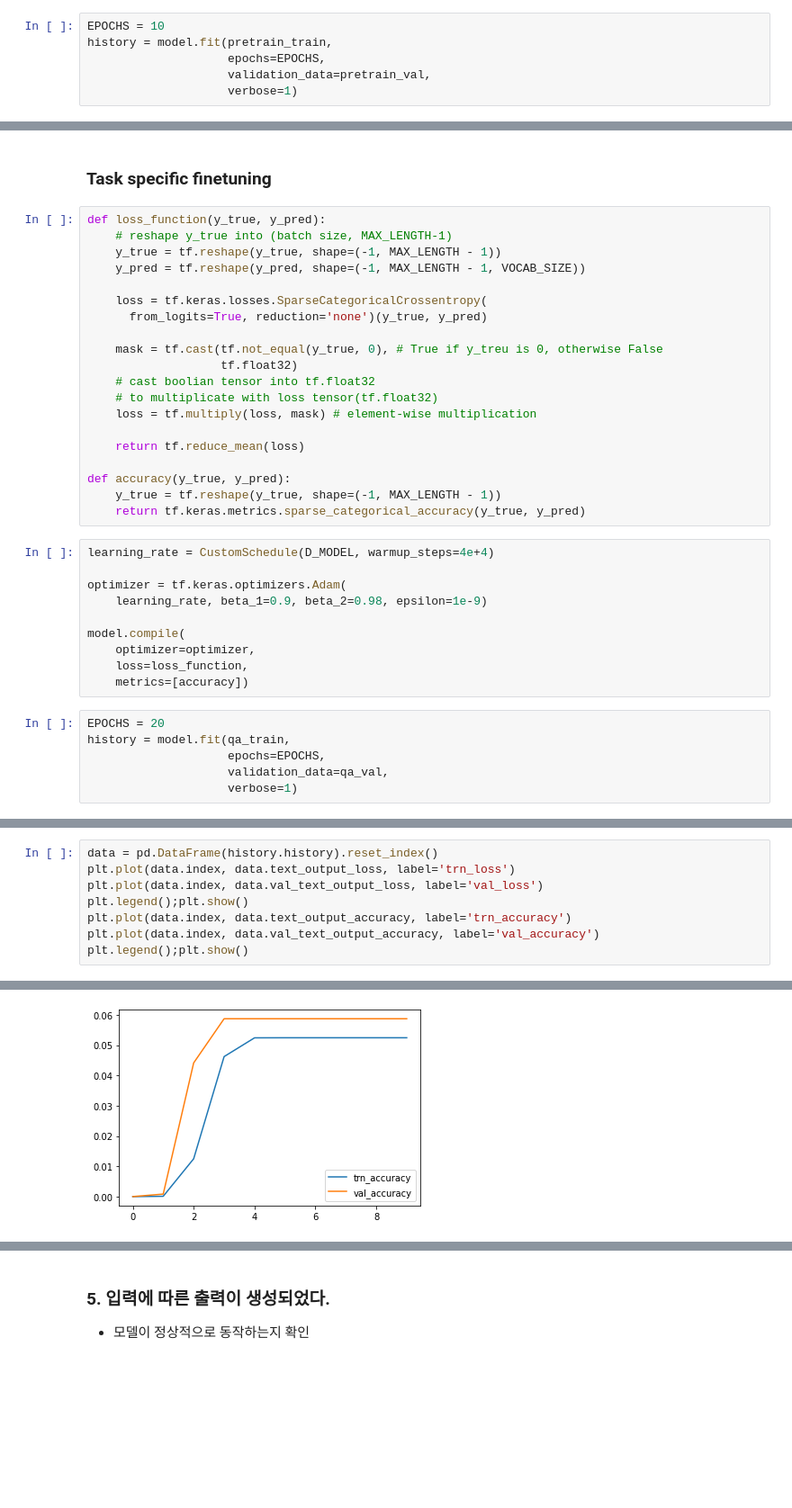
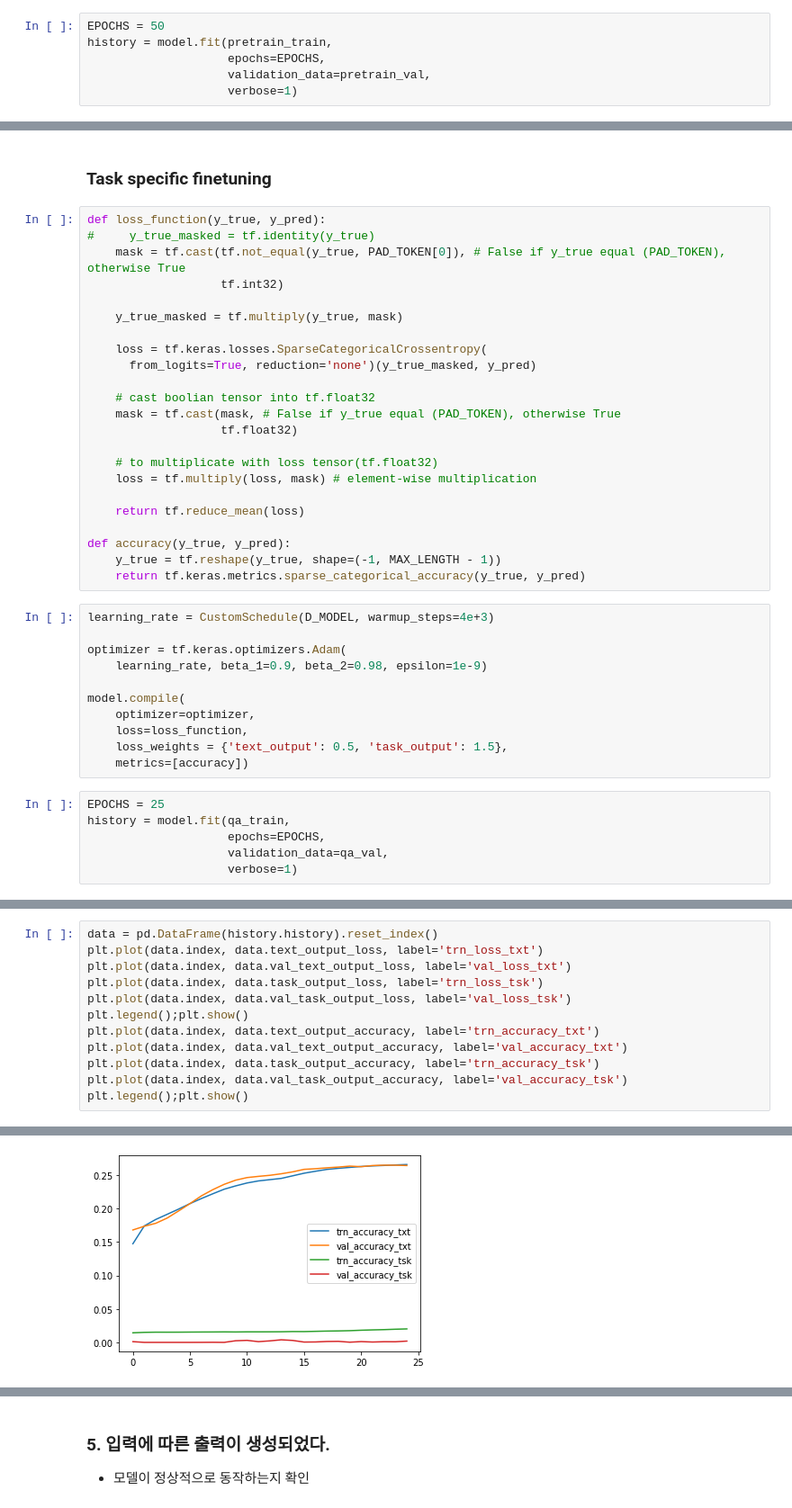
Before and after one commit to hojae-m-choi/aiffel_projects, a Jupyter notebook: main_1/quest.ipynb, the cells around one changed output, grey strips where cells are left out. Shown at 90% size. Saved outputs shown, nothing was run; the diff lists cells and outputs as text; blank space fills up the shorter version.

Commit message:
mod) task specific dataset and padding

```diff
--- a/main_1/quest.ipynb
+++ b/main_1/quest.ipynb
@@ -577,7 +611,7 @@ model.compile(
     loss=loss_function,
     metrics=[accuracy])
 # %%
-EPOCHS = 10
+EPOCHS = 50
 history = model.fit(pretrain_train,
                     epochs=EPOCHS,
                     validation_data=pretrain_val,
@@ -620,16 +656,19 @@ model.save_weights(filepath='./logs/pretrained_e100_l7.4e-3_acc0.174.pt')
 ### Task specific finetuning
 # %%
 def loss_function(y_true, y_pred):
-    # reshape y_true into (batch size, MAX_LENGTH-1)
-    y_true = tf.reshape(y_true, shape=(-1, MAX_LENGTH - 1))
-    y_pred = tf.reshape(y_pred, shape=(-1, MAX_LENGTH - 1, VOCAB_SIZE))
+#     y_true_masked = tf.identity(y_true)
+    mask = tf.cast(tf.not_equal(y_true, PAD_TOKEN[0]), # False if y_true equal (PAD_TOKEN), otherwise True
+                   tf.int32)
+
+    y_true_masked = tf.multiply(y_true, mask)
 
     loss = tf.keras.losses.SparseCategoricalCrossentropy(
-      from_logits=True, reduction='none')(y_true, y_pred)
+      from_logits=True, reduction='none')(y_true_masked, y_pred)
 
-    mask = tf.cast(tf.not_equal(y_true, 0), # True if y_treu is 0, otherwise False
+    # cast boolian tensor into tf.float32
+    mask = tf.cast(mask, # False if y_true equal (PAD_TOKEN), otherwise True
                    tf.float32)
-    # cast boolian tensor into tf.float32
+
     # to multiplicate with loss tensor(tf.float32)
     loss = tf.multiply(loss, mask) # element-wise multiplication
 
@@ -639,7 +678,7 @@ def accuracy(y_true, y_pred):
     y_true = tf.reshape(y_true, shape=(-1, MAX_LENGTH - 1))
     return tf.keras.metrics.sparse_categorical_accuracy(y_true, y_pred)
 # %%
-learning_rate = CustomSchedule(D_MODEL, warmup_steps=4e+4)
+learning_rate = CustomSchedule(D_MODEL, warmup_steps=4e+3)
 
 optimizer = tf.keras.optimizers.Adam(
     learning_rate, beta_1=0.9, beta_2=0.98, epsilon=1e-9)
@@ -647,9 +686,10 @@ optimizer = tf.keras.optimizers.Adam(
 model.compile(
     optimizer=optimizer,
     loss=loss_function,
+    loss_weights = {'text_output': 0.5, 'task_output': 1.5},
     metrics=[accuracy])
 # %%
-EPOCHS = 20
+EPOCHS = 25
 history = model.fit(qa_train,
                     epochs=EPOCHS,
                     validation_data=qa_val,
@@ -682,9 +715,13 @@ Epoch 10/10
 # %%
 data = pd.DataFrame(history.history).reset_index()
-plt.plot(data.index, data.text_output_loss, label='trn_loss')
-plt.plot(data.index, data.val_text_output_loss, label='val_loss')
+plt.plot(data.index, data.text_output_loss, label='trn_loss_txt')
+plt.plot(data.index, data.val_text_output_loss, label='val_loss_txt')
+plt.plot(data.index, data.task_output_loss, label='trn_loss_tsk')
+plt.plot(data.index, data.val_task_output_loss, label='val_loss_tsk')
 plt.legend();plt.show()
-plt.plot(data.index, data.text_output_accuracy, label='trn_accuracy')
-plt.plot(data.index, data.val_text_output_accuracy, label='val_accuracy')
+plt.plot(data.index, data.text_output_accuracy, label='trn_accuracy_txt')
+plt.plot(data.index, data.val_text_output_accuracy, label='val_accuracy_txt')
+plt.plot(data.index, data.task_output_accuracy, label='trn_accuracy_tsk')
+plt.plot(data.index, data.val_task_output_accuracy, label='val_accuracy_tsk')
 plt.legend();plt.show()
 # %% [output]
@@ -692 +729 @@ plt.legend();plt.show()
-[figure, old version]
+[figure, new version]
```
Also changed, not shown: parts of 20 cells of this notebook, 1 other file.
